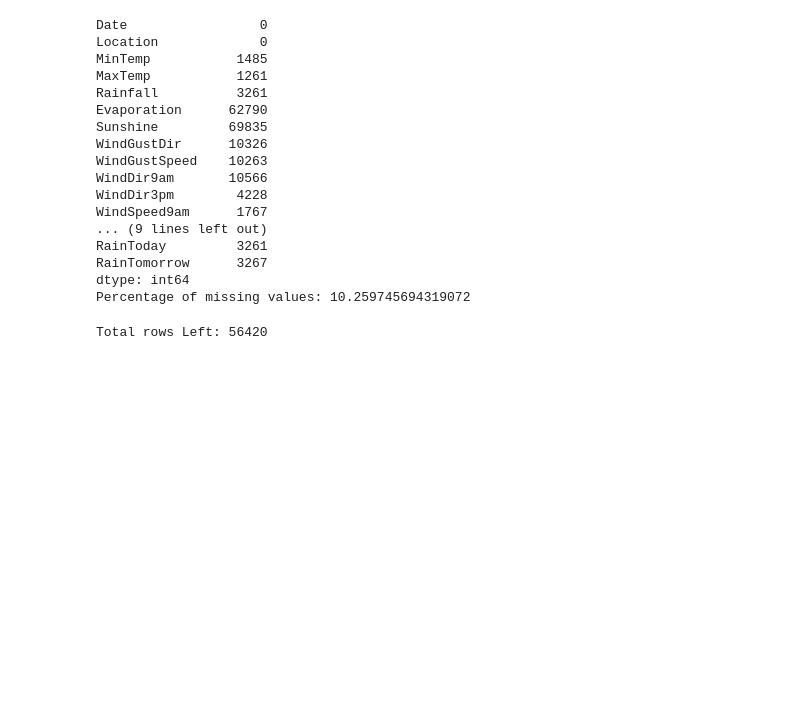
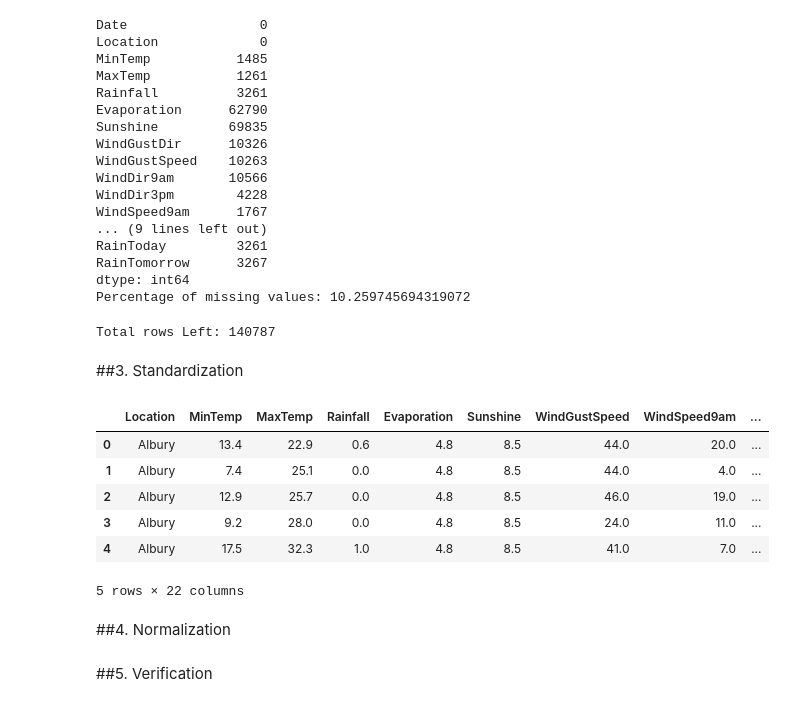
Before and after one commit to SSenitha/Data_Analytics, a Jupyter notebook: masterNotebook.ipynb, the cells around one changed output. Cells and saved outputs as stored; diff of their text form; code cells hidden in the pictures; blank space fills up the shorter version.

```diff
--- a/masterNotebook.ipynb
+++ b/masterNotebook.ipynb
@@ -78,11 +81,57 @@ RainTomorrow      3267
 dtype: int64
 Percentage of missing values: 10.259745694319072
 # %%
-# Remove all the rows that contain a missing value
-df = df.dropna()
+df_cleaned = df
+
+# Remove the rows that has missing result
+df_cleaned.dropna(subset=['RainToday'], inplace=True)
+df_cleaned.dropna(subset=['RainTomorrow'], inplace=True)
 #print(df.head())
 
 # Check the remaining value count
 print(f"Total rows Left: {df['RainToday'].count()}")
 # %% [output]
-Total rows Left: 56420
+Total rows Left: 140787
+# %%
+numerical_cols = df.select_dtypes(include=['float64']).columns
+categorical_cols = df.select_dtypes(include=['object']).columns
+
+for col in numerical_cols:
+    df[col] = df[col].fillna(df[col].median())
+
+for col in categorical_cols:
+    df[col] = df[col].fillna('')
+# %% [markdown]
+##3. Standardization
+# %%
+# convert the date column into a datetime object
+df_cleaned['Date'] = pd.to_datetime(df['Date'], format="%Y-%m-%d")
+
+# extract the day, month, and year components
+df_cleaned['Day'] = df_cleaned['Date'].dt.day
+df_cleaned['Month'] = df_cleaned['Date'].dt.month
+df_cleaned['Year'] = df_cleaned['Date'].dt.year
+# %%
+#Removing unwanted columns
+df_cleaned.drop(['Date'], axis=1, inplace=True)
+df_cleaned.drop(['WindGustDir'], axis=1, inplace=True)
+df_cleaned.drop(['WindDir9am'], axis=1, inplace=True)
+df_cleaned.drop(['WindDir3pm'], axis=1, inplace=True)
+# %%
+# Map binary variables
+df_cleaned['RainTomorrow'] = df_cleaned['RainTomorrow'].map({'Yes': 1, 'No': 0})
+df_cleaned['RainToday'] = df_cleaned['RainToday'].map({'Yes': 1, 'No': 0})
+# %%
+df_cleaned.head()
+# %% [output]
+|  | Location | MinTemp | MaxTemp | Rainfall | Evaporation | Sunshine | WindGustSpeed | WindSpeed9am | ... |
+| 0 | Albury | 13.4 | 22.9 | 0.6 | 4.8 | 8.5 | 44.0 | 20.0 | ... |
+| 1 | Albury | 7.4 | 25.1 | 0.0 | 4.8 | 8.5 | 44.0 | 4.0 | ... |
+| 2 | Albury | 12.9 | 25.7 | 0.0 | 4.8 | 8.5 | 46.0 | 19.0 | ... |
+| 3 | Albury | 9.2 | 28.0 | 0.0 | 4.8 | 8.5 | 24.0 | 11.0 | ... |
+| 4 | Albury | 17.5 | 32.3 | 1.0 | 4.8 | 8.5 | 41.0 | 7.0 | ... |
+5 rows × 22 columns
+# %% [markdown]
+##4. Normalization
+# %% [markdown]
+##5. Verification
```
Also changed, not shown: parts of 6 cells of this notebook.
